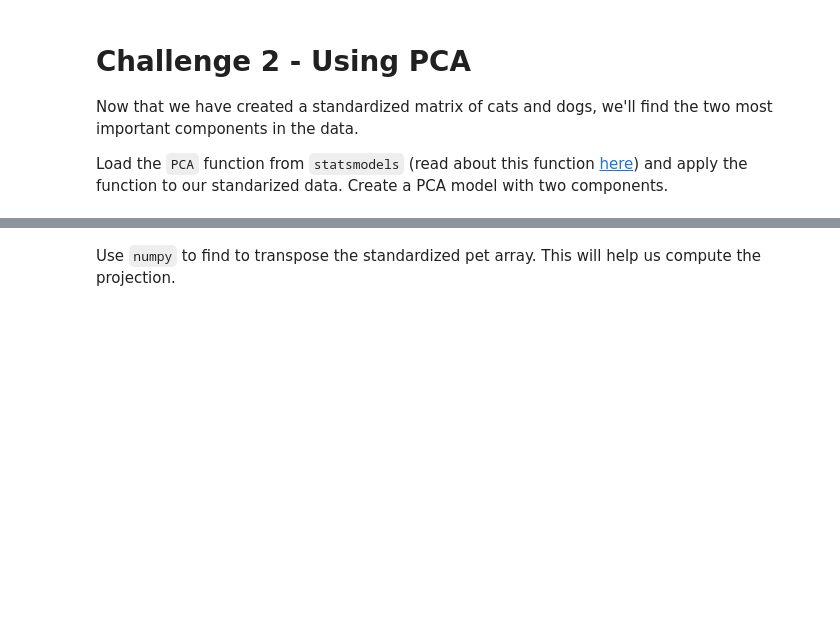
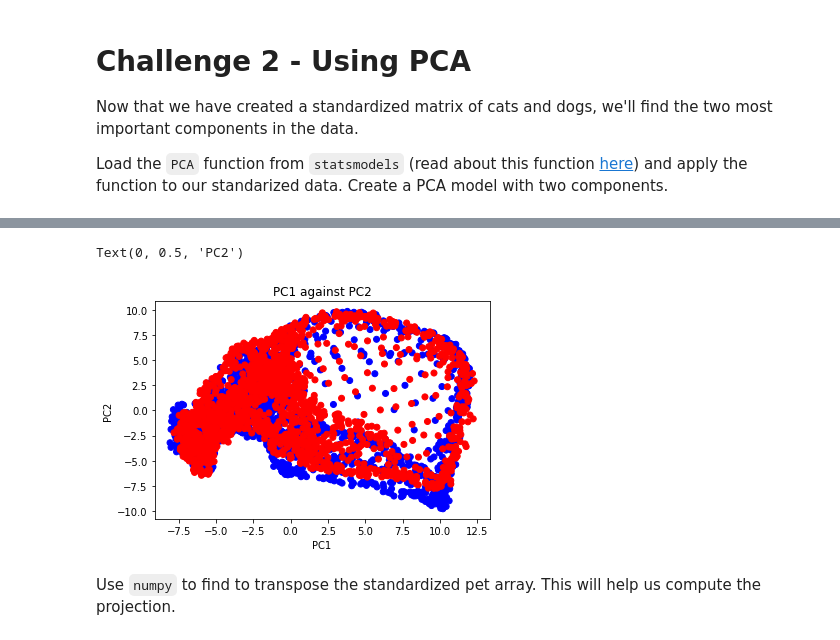
Before and after one commit to ta-datapt-bcn/lab-pca, a Jupyter notebook: your-code/main.ipynb, the cells around one changed output, grey strips where cells are left out. Cells and saved outputs as stored; diff of their text form; code cells hidden in the pictures; blank space fills up the shorter version.

```diff
--- a/your-code/main.ipynb
+++ b/your-code/main.ipynb
@@ -59,3 +85,6 @@ def standardize(x):
 Now, use the `np.concatenate` function to combine the cats and dogs arrays. Use `axis=1` to combine the two correctly. Make sure to put dogs first.
 # %%
 # Your code here:
+
+pet = np.concatenate((dogs, cats), axis=1)
+pet
@@ -63,3 +100,6 @@ Now, use the `np.concatenate` function to combine the cats and dogs arrays. Use
 Standardize the concatenated array below.
 # %%
 # Your code here:
+
+pet_std = standardize(pet)
+pet_std
@@ -73,0 +126,9 @@ Load the `PCA` function from `statsmodels` (read about this function [here](http
+# %%
+# Your code here:
+
+pca = PCA(n_components=2)
+
+principalComponents = pca.fit_transform(pet_std)
+
+principalDataframe = pd.DataFrame(data = principalComponents, columns = ['PC1', 'PC2'])
+principalDataframe.head()
@@ -74,3 +142,13 @@ Load the `PCA` function from `statsmodels` (read about this function [here](http
+# %%
+colors = ['blue']*2048+['red']*2048
+# %%
+plt.scatter(principalDataframe.PC1, principalDataframe.PC2, c=colors)
+plt.title('PC1 against PC2')
+plt.xlabel('PC1')
+plt.ylabel('PC2')
+# %% [output]
+Text(0, 0.5, 'PC2')
+[figure, added]
 # %% [markdown]
 Use `numpy` to find to transpose the standardized pet array. This will help us compute the projection.
 # %%
```
Also changed, not shown: parts of 22 cells of this notebook, 1 other file.
